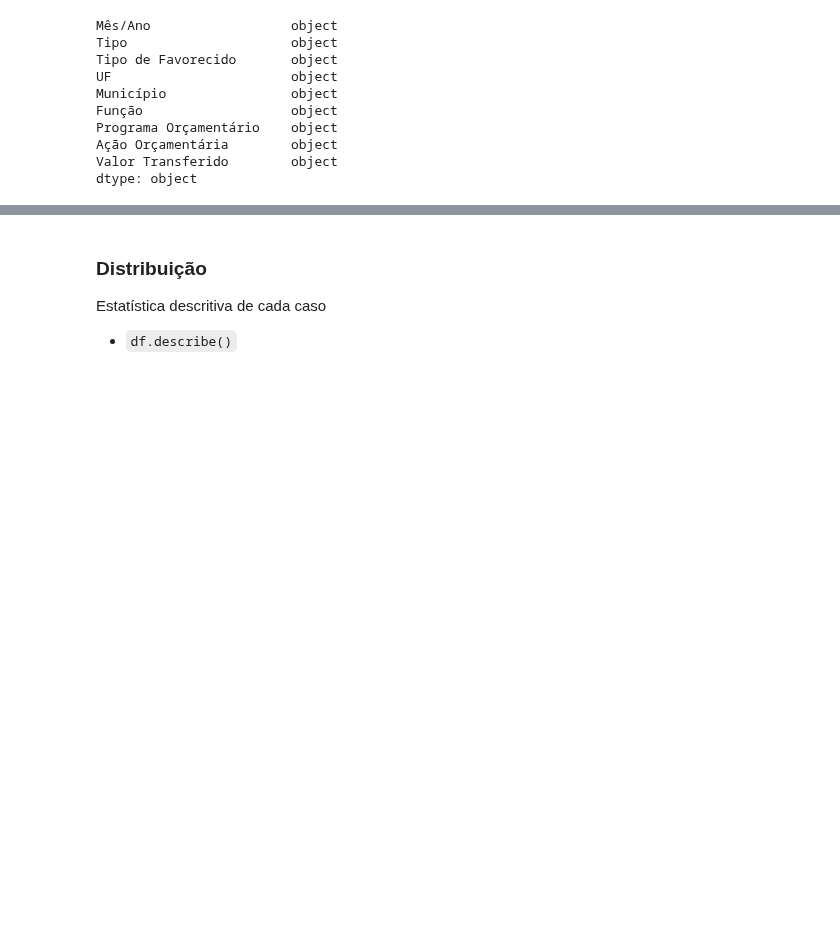
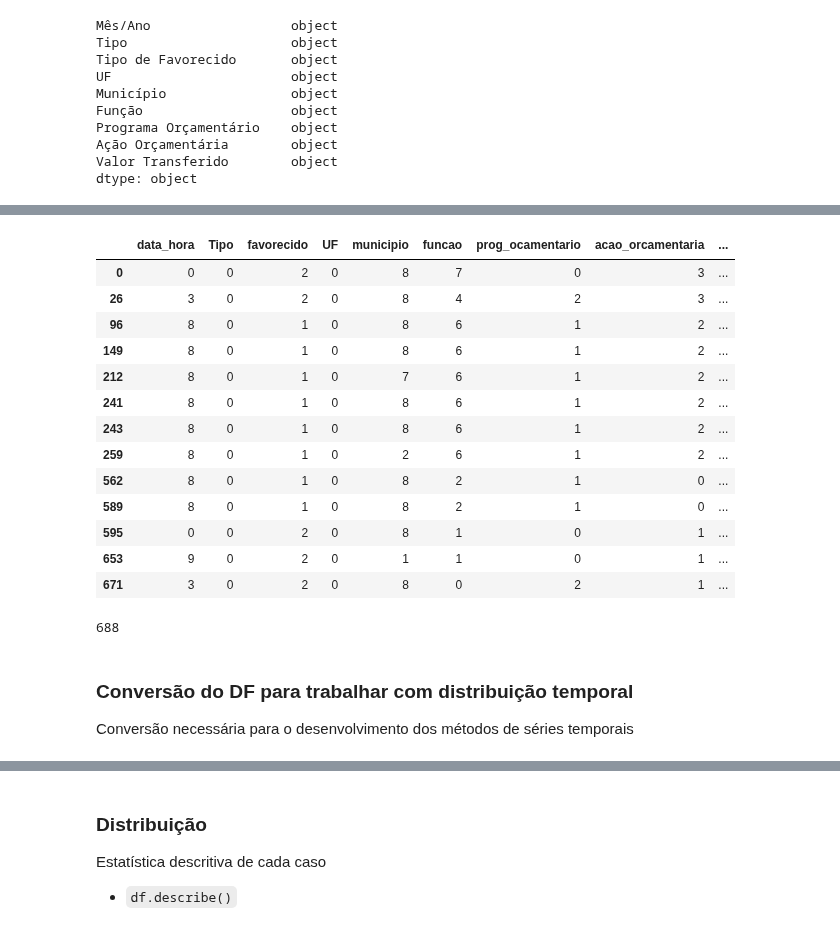
Before and after one commit to marcosw1998/Data-Science, a Jupyter notebook: Analysis_Notebook/covid_spends_brazil.ipynb, the cells around one changed output, grey strips where cells are left out. Cells and saved outputs as stored; diff of their text form; code cells hidden in the pictures; blank space fills up the shorter version.

```diff
--- a/Analysis_Notebook/covid_spends_brazil.ipynb
+++ b/Analysis_Notebook/covid_spends_brazil.ipynb
@@ -273,0 +390,3 @@ Dataset quantidade de casos PE 0
+# %%
+invest_covidPe_forest = invest_covidPe
+invest_covidPe_lof = invest_covidPe
@@ -273,0 +467,5 @@ Dataset quantidade de casos PE 0
+# %%
+from sklearn.neighbors import LocalOutlierFactor
+clf = LocalOutlierFactor(n_neighbors=10)
+# %%
+scores = clf.fit_predict(invest_covidPe_lof)
@@ -273,0 +513,3 @@ Dataset quantidade de casos PE 0
+# %%
+invest_covidPe_lof['outlier'] = scores
+print(invest_covidPe_lof.head())
@@ -273,0 +525,25 @@ Dataset quantidade de casos PE 0
+# %%
+invest_covidPe_lof[invest_covidPe_lof['outlier'] == -1]
+# %% [output]
+|  | data_hora | Tipo | favorecido | UF | municipio | funcao | prog_ocamentario | acao_orcamentaria | ... |
+| 0 | 0 | 0 | 2 | 0 | 8 | 7 | 0 | 3 | ... |
+| 26 | 3 | 0 | 2 | 0 | 8 | 4 | 2 | 3 | ... |
+| 96 | 8 | 0 | 1 | 0 | 8 | 6 | 1 | 2 | ... |
+| 149 | 8 | 0 | 1 | 0 | 8 | 6 | 1 | 2 | ... |
+| 212 | 8 | 0 | 1 | 0 | 7 | 6 | 1 | 2 | ... |
+| 241 | 8 | 0 | 1 | 0 | 8 | 6 | 1 | 2 | ... |
+| 243 | 8 | 0 | 1 | 0 | 8 | 6 | 1 | 2 | ... |
+| 259 | 8 | 0 | 1 | 0 | 2 | 6 | 1 | 2 | ... |
+| 562 | 8 | 0 | 1 | 0 | 8 | 2 | 1 | 0 | ... |
+| 589 | 8 | 0 | 1 | 0 | 8 | 2 | 1 | 0 | ... |
+| 595 | 0 | 0 | 2 | 0 | 8 | 1 | 0 | 1 | ... |
+| 653 | 9 | 0 | 2 | 0 | 1 | 1 | 0 | 1 | ... |
+| 671 | 3 | 0 | 2 | 0 | 8 | 0 | 2 | 1 | ... |
+# %%
+invest_covidPe_lof = invest_covidPe_lof[invest_covidPe_lof['outlier'] != -1]
+len(invest_covidPe_lof)
+# %% [output]
+688
+# %% [markdown]
+### Conversão do DF para trabalhar com distribuição temporal
+Conversão necessária para o desenvolvimento dos métodos de séries temporais
```
Also changed, not shown: parts of 35 cells of this notebook.
